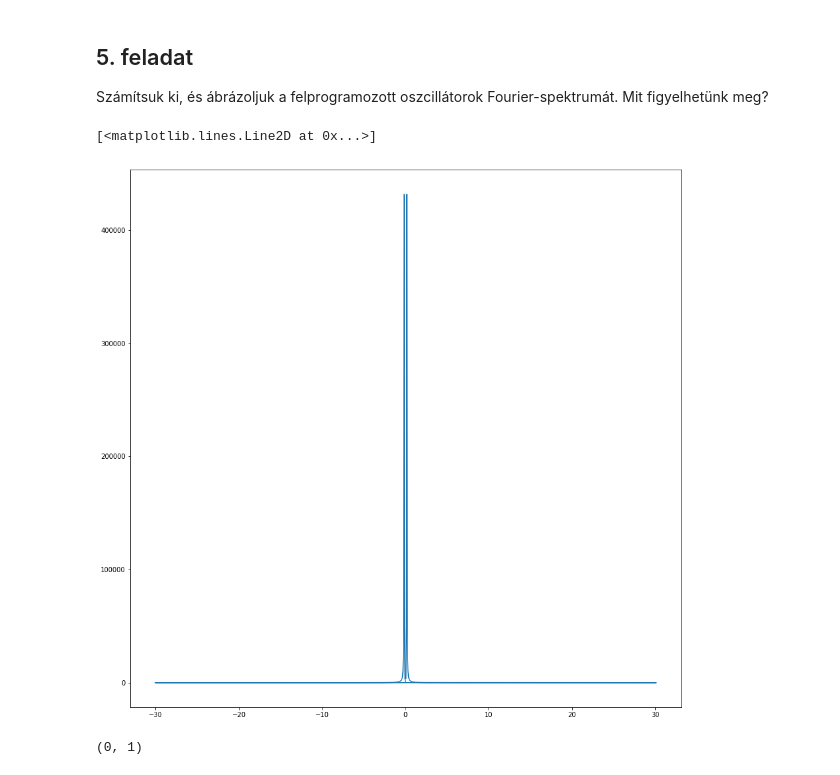
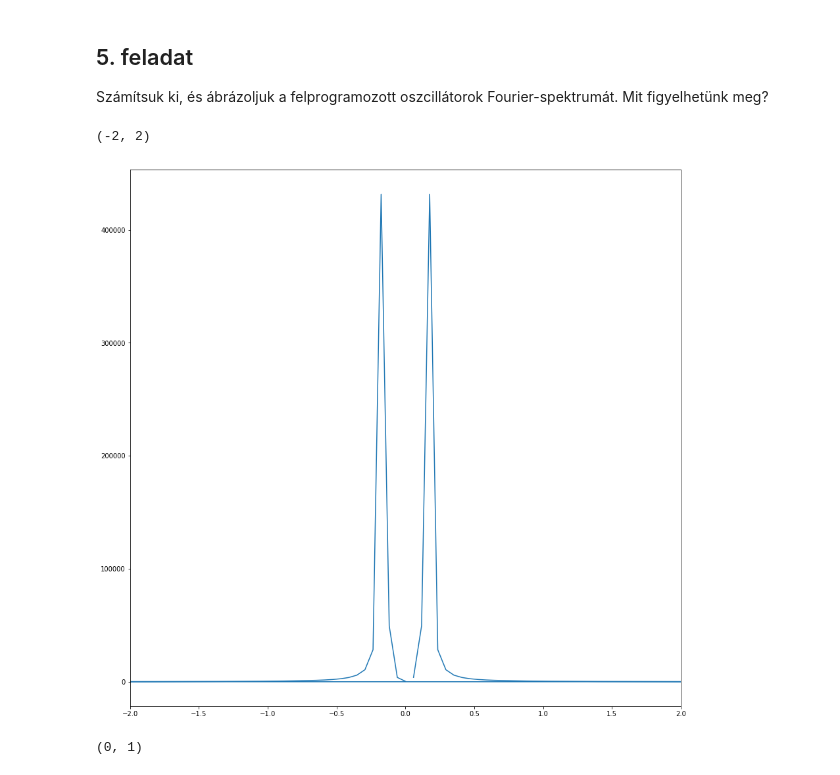
Before and after one commit to Tominano/Numerical-methods-of-physics-II, a Jupyter notebook: masodik/2_feladat(Tomi).ipynb, the cells around one changed output. Drawn from its saved outputs; the diff is of its cells as text; code cells hidden in the pictures.

```diff
--- a/masodik/2_feladat(Tomi).ipynb
+++ b/masodik/2_feladat(Tomi).ipynb
@@ -341,13 +350,13 @@ Számítsuk ki, és ábrázoljuk a felprogramozott oszcillátorok Fourier-spektr
 from numpy.fft import *              # Fourier-analízishez használt rutinok
 from scipy.signal import spectrogram
 # %%
-
 freq = fftfreq((len(harm_int()[0])),harm_int()[0][0]- harm_int()[0][1])
 #Harmonikus oszcillátor
 plot(freq,abs(fft(harm_int()[2]))**2)  ### ezen dolgozz
+xlim(-2,2)
 # %% [output]
-[<matplotlib.lines.Line2D at 0x...>]
+(-2, 2)
-[figure, old version]
+[figure, new version]
 # %%
 #Egy kis spektogramm, just for fun
 fs=len(harm_int()[0])/max(harm_int()[0]) # az idő függő jel mintavételezési frekvenciájának meghatározása
```
Also changed, not shown: parts of 12 cells of this notebook, 1 other file.
